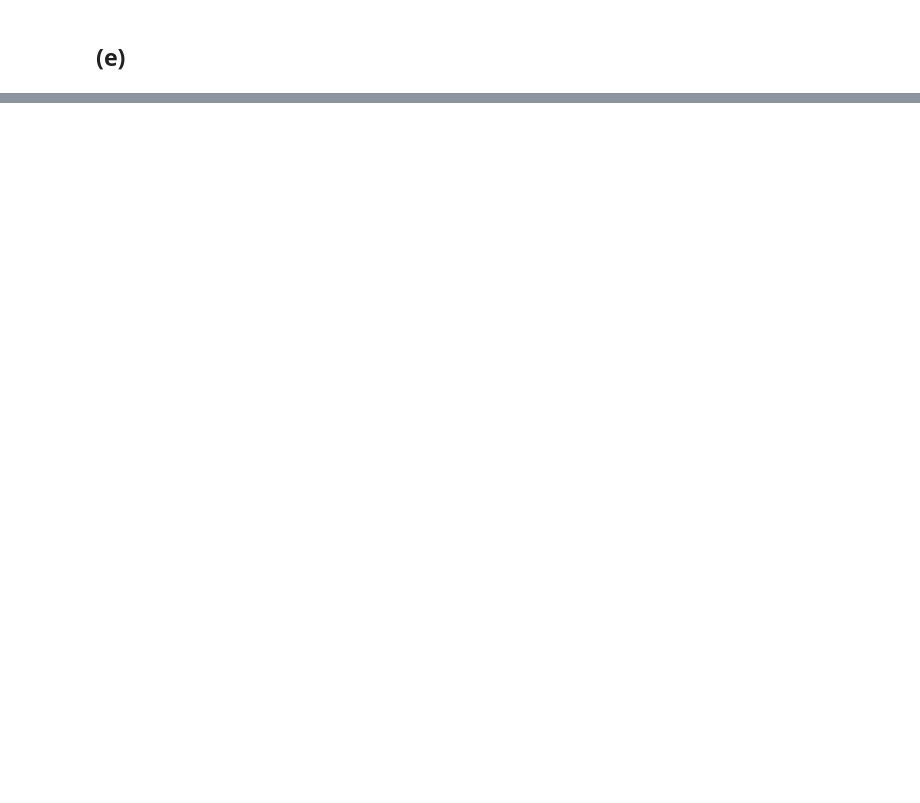
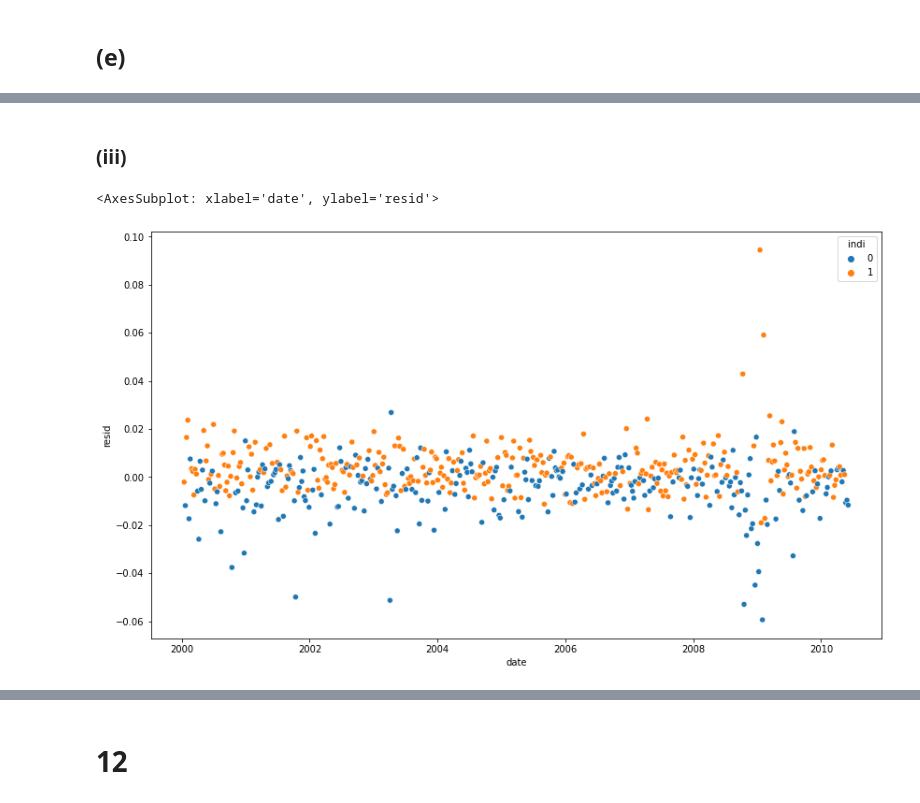
Before and after one commit to ichbinallen/tsaaia, a Jupyter notebook: notebooks/Chapter2.ipynb, the cells around one changed output, grey strips where cells are left out. Saved outputs shown, nothing was run; the diff lists cells and outputs as text; code cells hidden in the pictures; blank space fills up the shorter version.

```diff
--- a/notebooks/Chapter2.ipynb
+++ b/notebooks/Chapter2.ipynb
@@ -615,0 +622,3 @@ sns.pairplot(oil[["poil", "pgas", "pgas1", "pgas2", "pgas3"]])
+# %%
+reg_preds = reg_mod.predict(mod_data[["indi", "poil", "poil1"]])
+# reg_preds = reg_mod.predict(mod_data[["poil", "poil1"]])
@@ -615,0 +627,2 @@ sns.pairplot(oil[["poil", "pgas", "pgas1", "pgas2", "pgas3"]])
+# %%
+resid = oil.poil[2:] - reg_preds
@@ -615,0 +631,2 @@ sns.pairplot(oil[["poil", "pgas", "pgas1", "pgas2", "pgas3"]])
+# %%
+oil["resid"] = np.r_[[np.nan, np.nan], resid]
@@ -615,0 +635,17 @@ sns.pairplot(oil[["poil", "pgas", "pgas1", "pgas2", "pgas3"]])
+# %%
+oil["reg_pred_manual"] = oil.apply(
+    lambda row: reg_mod.intercept_
+    + reg_mod.coef_[0] * row["indi"]
+    + reg_mod.coef_[1] * row["poil"]
+    + reg_mod.coef_[2] * row["poil1"],
+    axis=1,
+)
+
+# oil["reg_pred_manual"] = oil.apply(
+#     lambda row: reg_mod.intercept_
+#     + reg_mod.coef_[0] * row["poil"]
+#     + reg_mod.coef_[1] * row["poil1"],
+#     axis=1,
+# )
+oil["reg_pred_sk"] = np.r_[[np.nan, np.nan], reg_preds]
+oil.head(10)
@@ -615,0 +665,7 @@ sns.pairplot(oil[["poil", "pgas", "pgas1", "pgas2", "pgas3"]])
+# %% [markdown]
+### (iii)
+# %%
+sns.scatterplot(data=oil, x="date", y="resid", hue="indi")
+# %% [output]
+<AxesSubplot: xlabel='date', ylabel='resid'>
+[figure, added]
@@ -615,0 +673,2 @@ sns.pairplot(oil[["poil", "pgas", "pgas1", "pgas2", "pgas3"]])
+# %% [markdown]
+# 12
```
Also changed, not shown: parts of 42 cells of this notebook.
